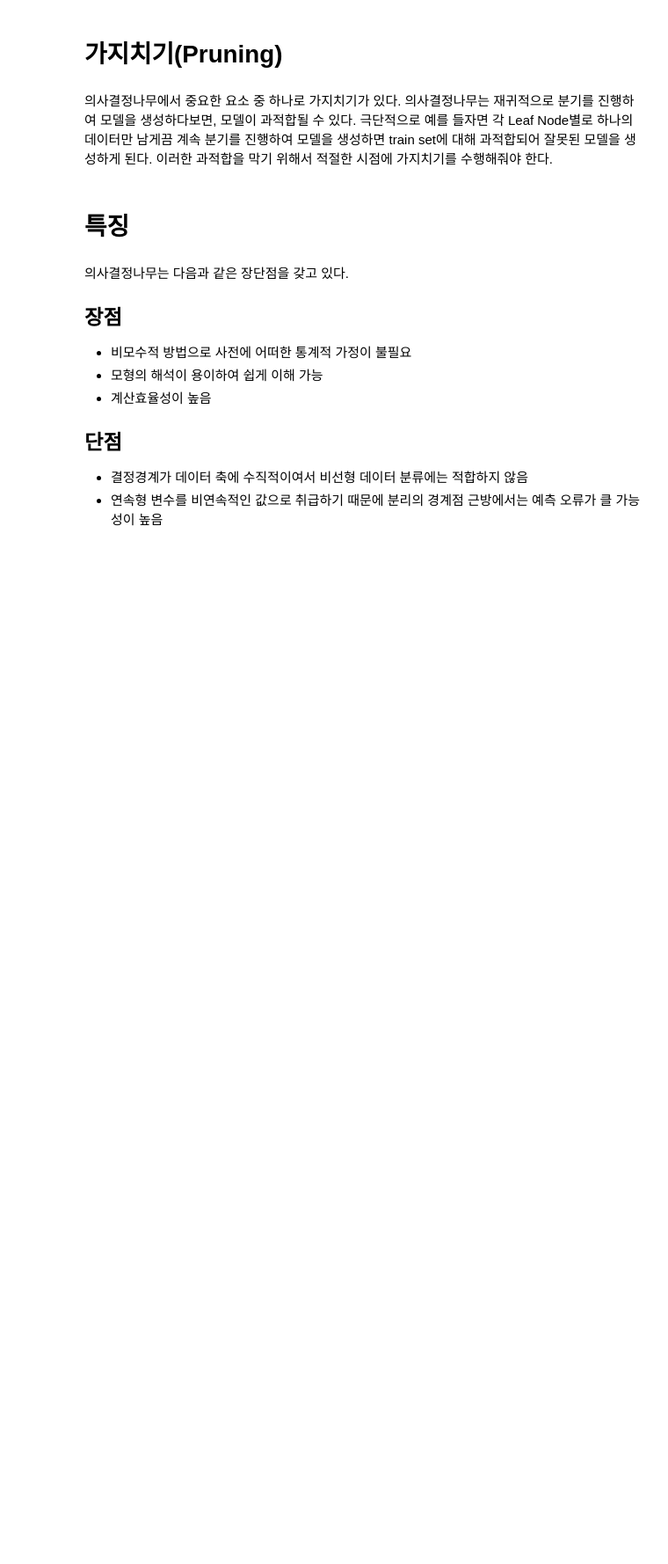
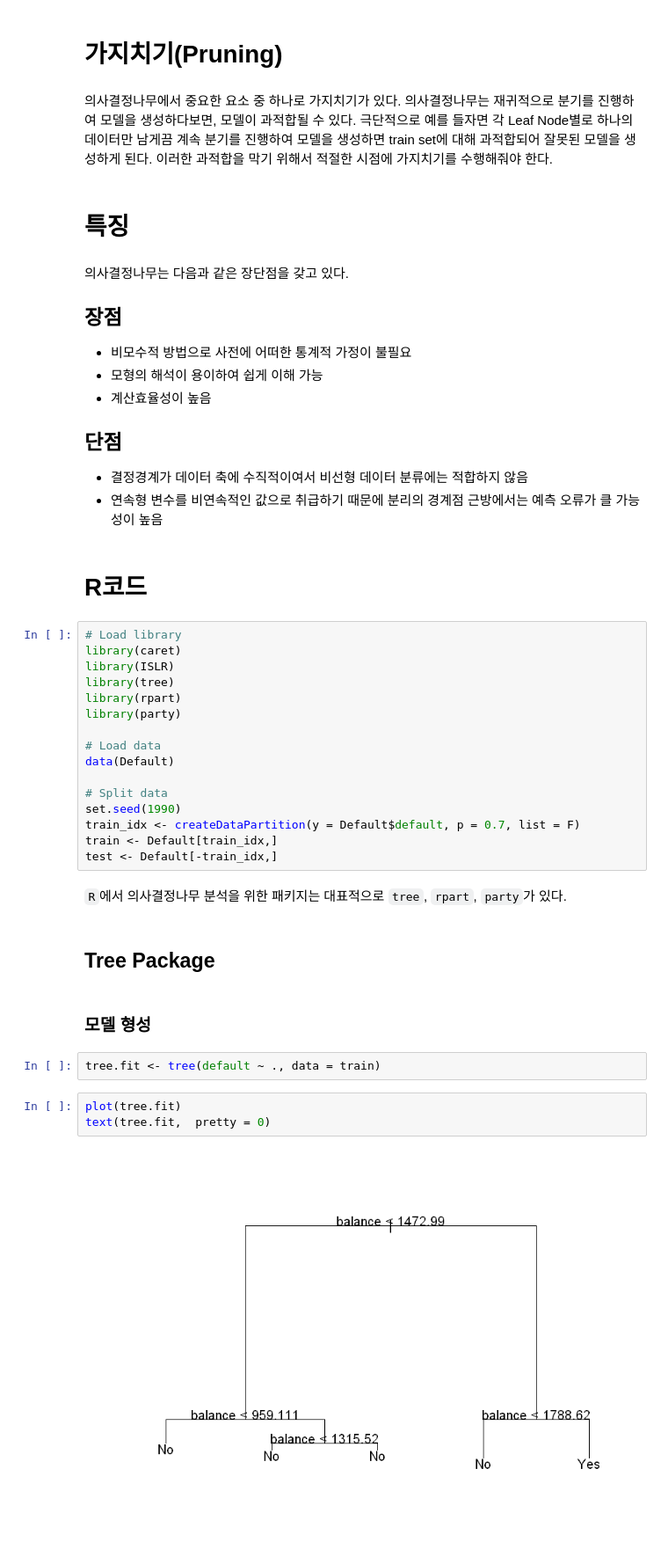
Before and after one commit to rymyung/Machine-Learning, a Jupyter notebook: Decision Tree.ipynb, the cells around one changed output. Shown at 88% size. Cells and saved outputs as stored; diff of their text form; blank space fills up the shorter version.

```diff
--- a/Decision Tree.ipynb
+++ b/Decision Tree.ipynb
@@ -95,3 +100,34 @@ df %>% gather(key = "type", value = "Impurity", -p) %>%
 ## 단점
 * 결정경계가 데이터 축에 수직적이여서 비선형 데이터 분류에는 적합하지 않음
 * 연속형 변수를 비연속적인 값으로 취급하기 때문에 분리의 경계점 근방에서는 예측 오류가 클 가능성이 높음
+# %% [markdown]
+# R코드
+# %%
+# Load library
+library(caret)
+library(ISLR)
+library(tree)
+library(rpart)
+library(party)
+
+# Load data
+data(Default)
+
+# Split data
+set.seed(1990)
+train_idx <- createDataPartition(y = Default$default, p = 0.7, list = F)
+train <- Default[train_idx,]
+test <- Default[-train_idx,]
+# %% [markdown]
+<code>R</code>에서 의사결정나무 분석을 위한 패키지는 대표적으로 <code>tree</code>, <code>rpart</code>, <code>party</code>가 있다.
+# %% [markdown]
+## Tree Package
+# %% [markdown]
+### 모델 형성
+# %%
+tree.fit <- tree(default ~ ., data = train)
+# %%
+plot(tree.fit)
+text(tree.fit,  pretty = 0)
+# %% [output]
+[figure, added]
```
Also changed, not shown: parts of 35 cells of this notebook.
